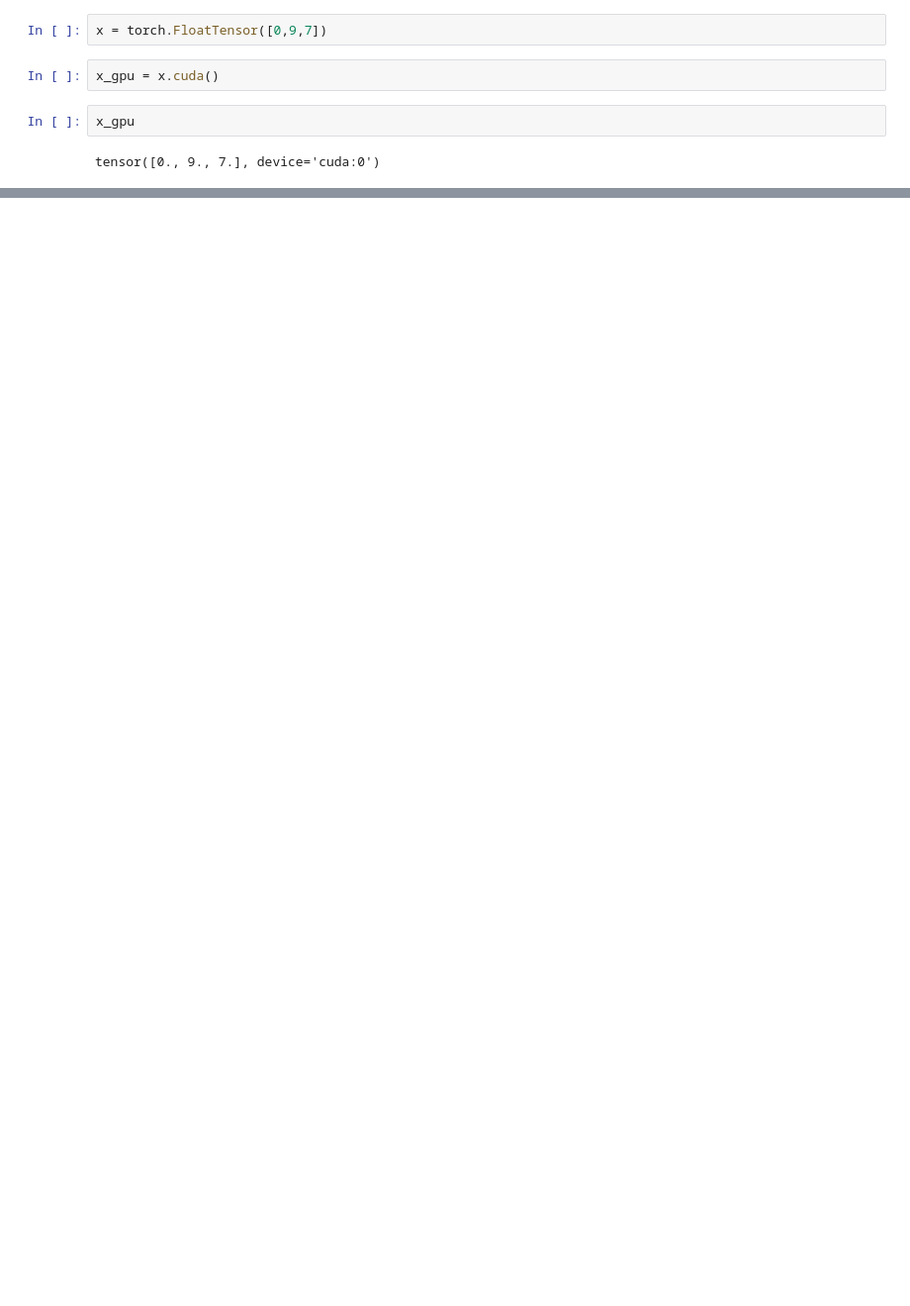
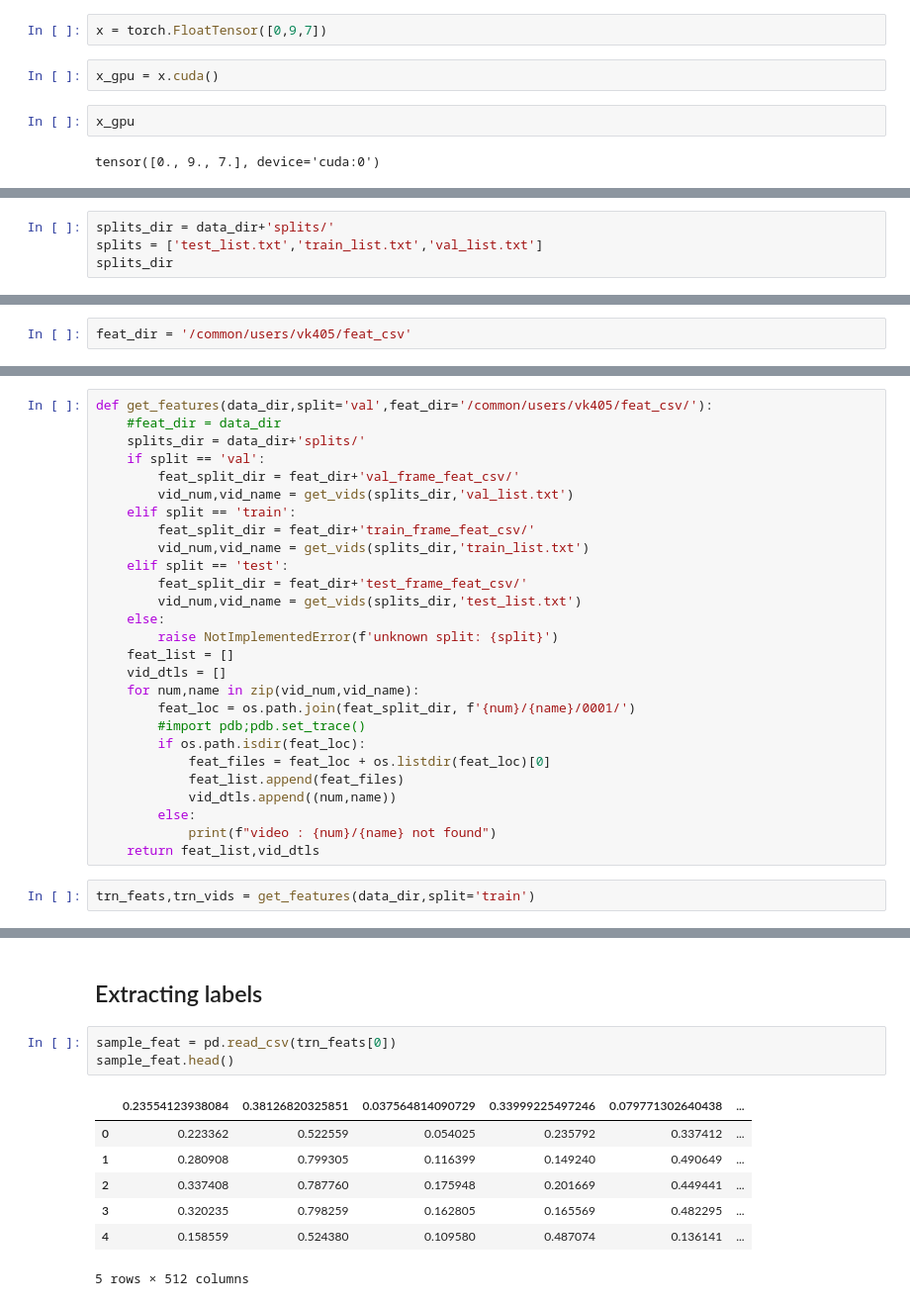
Before and after one commit to Crossmdl/Crossmdl, a Jupyter notebook: nbs/trail.ipynb, the cells around one changed output, grey strips where cells are left out. Shown at 99% size. Cells and saved outputs as stored; diff of their text form; blank space fills up the shorter version.

```diff
--- a/nbs/trail.ipynb
+++ b/nbs/trail.ipynb
@@ -17,0 +38,4 @@ tensor([0., 9., 7.], device='cuda:0')
+# %%
+splits_dir = data_dir+'splits/'
+splits = ['test_list.txt','train_list.txt','val_list.txt']
+splits_dir
@@ -17,0 +60,2 @@ tensor([0., 9., 7.], device='cuda:0')
+# %%
+feat_dir = '/common/users/vk405/feat_csv'
@@ -17,0 +65,29 @@ tensor([0., 9., 7.], device='cuda:0')
+# %%
+def get_features(data_dir,split='val',feat_dir='/common/users/vk405/feat_csv/'):
+    #feat_dir = data_dir
+    splits_dir = data_dir+'splits/'
+    if split == 'val':
+        feat_split_dir = feat_dir+'val_frame_feat_csv/'
+        vid_num,vid_name = get_vids(splits_dir,'val_list.txt')
+    elif split == 'train':
+        feat_split_dir = feat_dir+'train_frame_feat_csv/'
+        vid_num,vid_name = get_vids(splits_dir,'train_list.txt')
+    elif split == 'test':
+        feat_split_dir = feat_dir+'test_frame_feat_csv/'
+        vid_num,vid_name = get_vids(splits_dir,'test_list.txt')
+    else:
+        raise NotImplementedError(f'unknown split: {split}')
+    feat_list = []
+    vid_dtls = []
+    for num,name in zip(vid_num,vid_name):
+        feat_loc = os.path.join(feat_split_dir, f'{num}/{name}/0001/')
+        #import pdb;pdb.set_trace()
+        if os.path.isdir(feat_loc):
+            feat_files = feat_loc + os.listdir(feat_loc)[0]
+            feat_list.append(feat_files)
+            vid_dtls.append((num,name))
+        else:
+            print(f"video : {num}/{name} not found")
+    return feat_list,vid_dtls
+# %%
+trn_feats,trn_vids = get_features(data_dir,split='train')
@@ -17,0 +108,13 @@ tensor([0., 9., 7.], device='cuda:0')
+# %% [markdown]
+## Extracting labels
+# %%
+sample_feat = pd.read_csv(trn_feats[0])
+sample_feat.head()
+# %% [output]
+|  | 0.23554123938084 | 0.38126820325851 | 0.037564814090729 | 0.33999225497246 | 0.079771302640438 | ... |
+| 0 | 0.223362 | 0.522559 | 0.054025 | 0.235792 | 0.337412 | ... |
+| 1 | 0.280908 | 0.799305 | 0.116399 | 0.149240 | 0.490649 | ... |
+| 2 | 0.337408 | 0.787760 | 0.175948 | 0.201669 | 0.449441 | ... |
+| 3 | 0.320235 | 0.798259 | 0.162805 | 0.165569 | 0.482295 | ... |
+| 4 | 0.158559 | 0.524380 | 0.109580 | 0.487074 | 0.136141 | ... |
+5 rows × 512 columns
```
Also changed, not shown: parts of 42 cells of this notebook.
